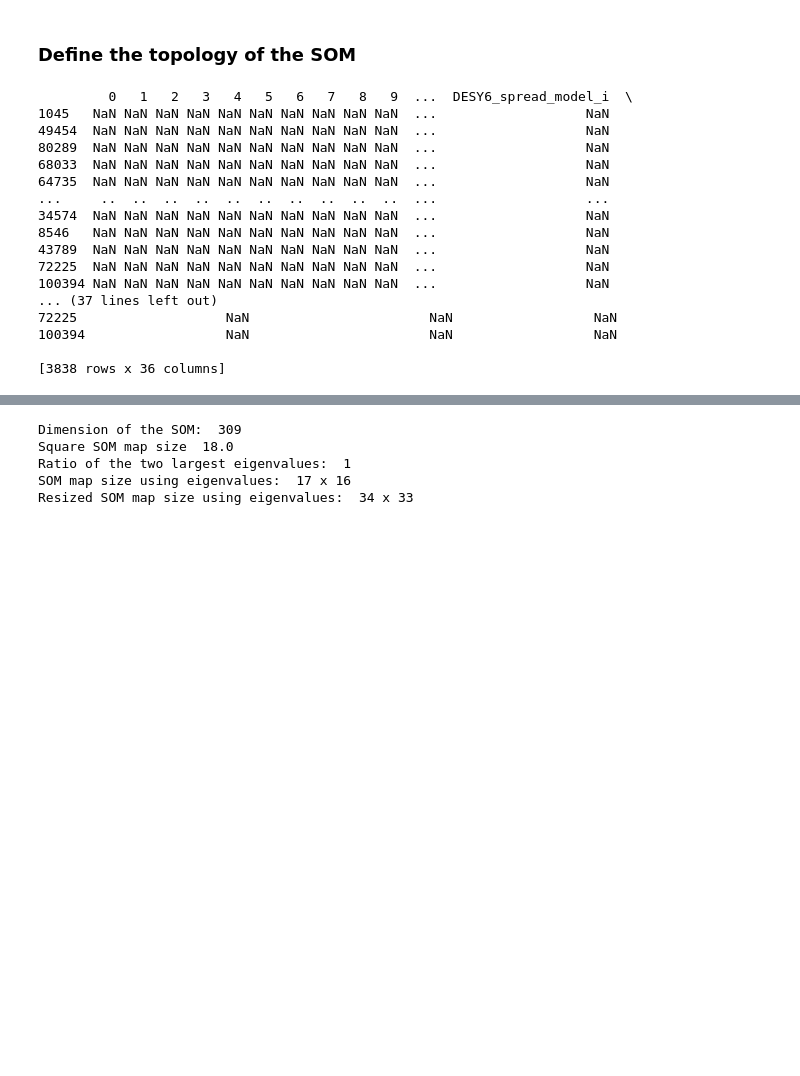
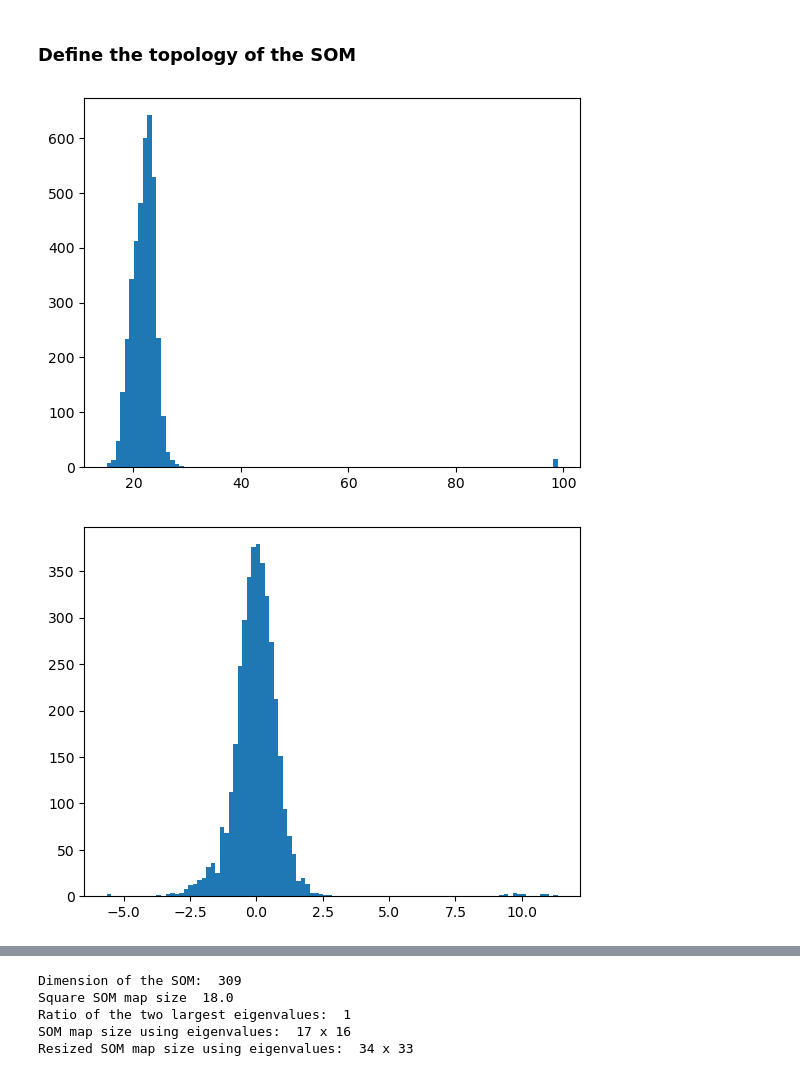
Before and after one commit to theWebTardigrade/fundamental-properties-of-EMU-radio-sources, a Jupyter notebook: code/4_SOMs.ipynb, the cells around one changed output, grey strips where cells are left out. Cells and saved outputs as stored; diff of their text form; code cells hidden in the pictures; blank space fills up the shorter version.

Commit message:
fixed pca and zca whitening and dewhitening

```diff
--- a/code/4_SOMs.ipynb
+++ b/code/4_SOMs.ipynb
@@ -133,8 +133,12 @@ def inverse_pca_whitening(original_data, whitened_data, epsilon=1e-5):
     eigvecs = eigvecs[:, idx]
 
     D_sqrt = np.diag(np.sqrt(eigvals + epsilon))
-    X_centered = (eigvecs @ D_sqrt @ eigvecs.T @ whitened_data.T).T
-    x_dewhitened = X_centered + data_mean
+
+
+    # Calculate the inverse of the PCA whitening matrix
+    X_centered = whitened_data @ ((eigvecs @ D_sqrt @ eigvecs.T))
+
+    x_dewhitened = X_centered + data_mean.values
 
     return x_dewhitened
 
@@ -173,7 +177,7 @@ def inverse_zca_whitening(original_data, whitened_data, epsilon=1e-5):
     inverse_zca_matrix = eigvecs @ D @ eigvecs.T
 
     # Apply inverse transform and add mean back
-    x_orig = (inverse_zca_matrix @ whitened_data.T).T + data_mean
+    x_orig = (inverse_zca_matrix @ whitened_data.T).T + data_mean.values
 
     return x_orig
 # %% [markdown]
@@ -247,29 +260,20 @@ len(catalog_som_clean)
 # %%
 data_fraction2use = 1
 data = catalog_som_clean.sample(frac=data_fraction2use)
 
 data.to_numpy()
 
+plt.hist(data['DESY6_mag_auto_g_extcorr'], bins=100)
+plt.show()
+
 data_white = pca_whitening(data)
-print(data)
+
+plt.hist(data_white[0], bins=100)
+plt.show()
 
 data_dewhite = inverse_pca_whitening(data, data_white)
-print(data_dewhite)
+plt.hist(data_dewhite[0], bins=100)
+plt.show()
 # %% [output]
-         0   1   2   3   4   5   6   7   8   9  ...  DESY6_spread_model_i  \
-1045   NaN NaN NaN NaN NaN NaN NaN NaN NaN NaN  ...                   NaN
-49454  NaN NaN NaN NaN NaN NaN NaN NaN NaN NaN  ...                   NaN
-80289  NaN NaN NaN NaN NaN NaN NaN NaN NaN NaN  ...                   NaN
-68033  NaN NaN NaN NaN NaN NaN NaN NaN NaN NaN  ...                   NaN
-64735  NaN NaN NaN NaN NaN NaN NaN NaN NaN NaN  ...                   NaN
-...     ..  ..  ..  ..  ..  ..  ..  ..  ..  ..  ...                   ...
-34574  NaN NaN NaN NaN NaN NaN NaN NaN NaN NaN  ...                   NaN
-8546   NaN NaN NaN NaN NaN NaN NaN NaN NaN NaN  ...                   NaN
-43789  NaN NaN NaN NaN NaN NaN NaN NaN NaN NaN  ...                   NaN
-72225  NaN NaN NaN NaN NaN NaN NaN NaN NaN NaN  ...                   NaN
-100394 NaN NaN NaN NaN NaN NaN NaN NaN NaN NaN  ...                   NaN
-... (37 lines left out)
-72225                   NaN                       NaN                  NaN
-100394                  NaN                       NaN                  NaN
-
-[3838 rows x 36 columns]
+[figure, added]
+[figure, added]
```
Also changed, not shown: parts of 14 cells of this notebook, 1 other file.
